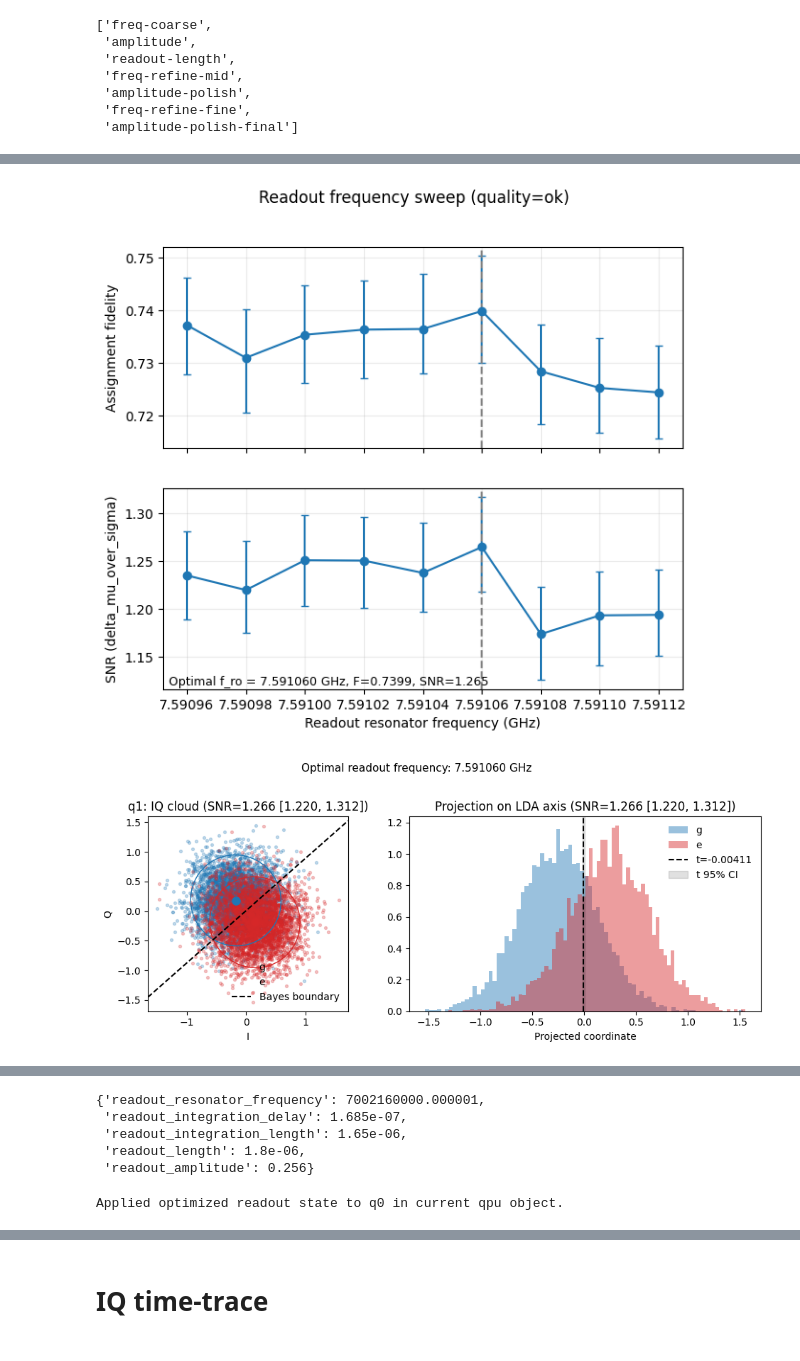
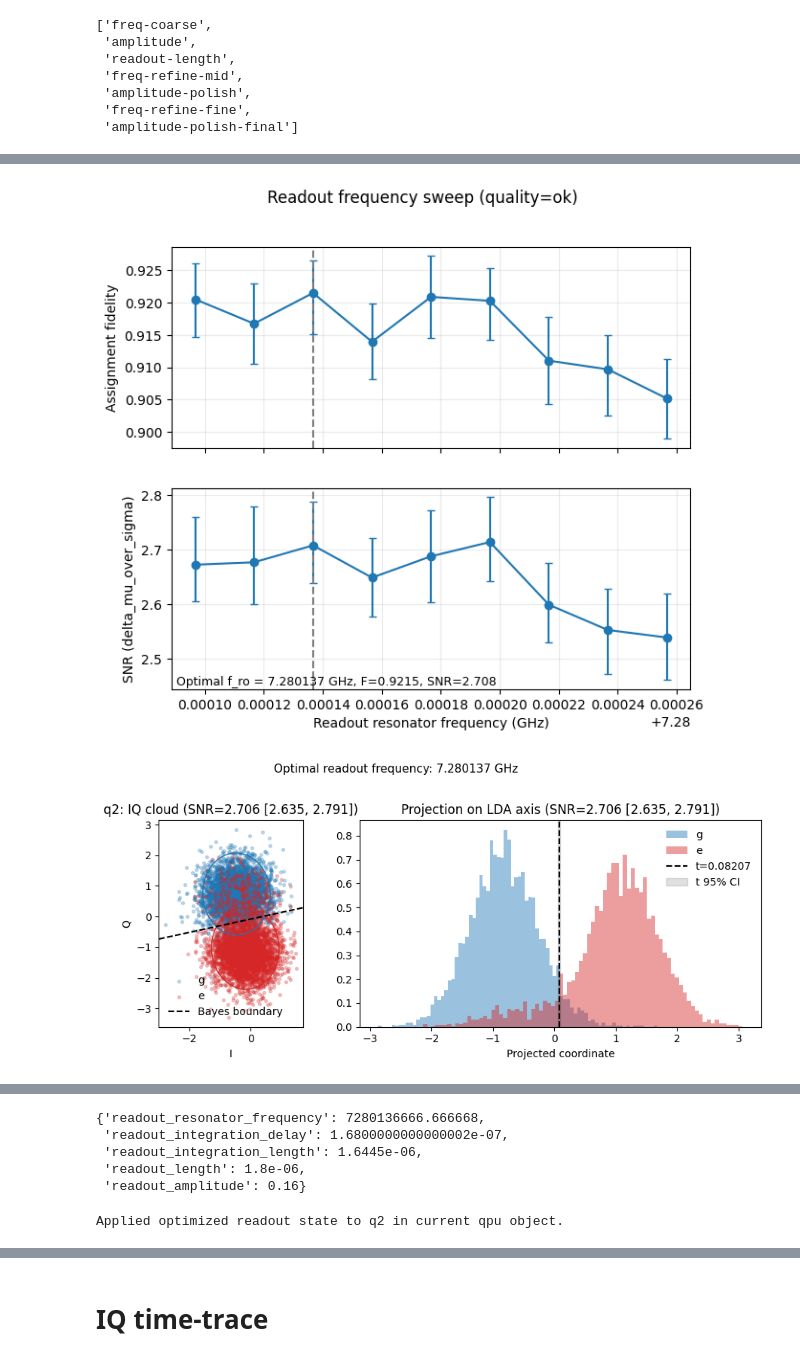
Before and after one commit to yalgaeahn/qubit-experiment, a Jupyter notebook: examples/selectiveRIP/readout_optimization.ipynb, the cells around one changed output, grey strips where cells are left out. Saved outputs shown, nothing was run; the diff lists cells and outputs as text; code cells hidden in the pictures.

```diff
--- a/examples/selectiveRIP/readout_optimization.ipynb
+++ b/examples/selectiveRIP/readout_optimization.ipynb
@@ -549,6 +587,7 @@ READOUT_OPT_V2_CONFIG = {
     "length_flat_window_apply_lpf_after_demodulation": True,
     "length_flat_window_lpf_cutoff_frequency_hz": 30e6,
     "length_flat_window_lpf_order": 5,
+    "length_flat_window_min_peak_z": 1.4,
     "count_freq": 1024 * 4,
     "count_other": 1024 * 2,
     "max_readout_length": 1.8e-6,
@@ -906,6 +945,9 @@ def run_readout_converged_workflow_v2(
                     )
                     opts_builder.flat_window_lpf_order(
                         int(cfg.get("length_flat_window_lpf_order", 5))
+                    )
+                    opts_builder.flat_window_min_peak_z(
+                        float(cfg.get("length_flat_window_min_peak_z", 1.4))
                     )
                     opts = opts_builder.base
 
@@ -1155,7 +1197,7 @@ if "qubits" not in globals() or len(qubits) < 1:
     raise RuntimeError("qubits is not available in notebook globals.")
 
 #############################
-q_opt = qubits[1]
+q_opt = qubits[2]
 ##########################
 init_state = _q_state_from_qubit(q_opt)
 if READOUT_OPT_V2_CONFIG.get("init_state_with_max_readout_length", True):
@@ -1215,2 +1257,2 @@ _print_history(readout_opt_history)
-[figure, old version]
+[figure, new version]
-[figure, old version]
+[figure, new version]
@@ -1218,11 +1260,11 @@ _print_history(readout_opt_history)
 # %%
 final_readout_state
 # %% [output]
-{'readout_resonator_frequency': 7002160000.000001,
- 'readout_integration_delay': 1.685e-07,
- 'readout_integration_length': 1.65e-06,
+{'readout_resonator_frequency': 7280136666.666668,
+ 'readout_integration_delay': 1.6800000000000002e-07,
+ 'readout_integration_length': 1.6445e-06,
  'readout_length': 1.8e-06,
- 'readout_amplitude': 0.256}
+ 'readout_amplitude': 0.16}
 # %%
 # [READOUT_OPT_V2_PERSIST]
 # Optional: apply optimized state to in-memory qpu object before SAVE QPU cell.
@@ -1237,4 +1279,4 @@ if apply_readout_state_to_qpu:
 else:
     print("apply_readout_state_to_qpu=False (no parameter mutation applied).")
 # %% [output]
-Applied optimized readout state to q0 in current qpu object.
+Applied optimized readout state to q2 in current qpu object.
```
Also changed, not shown: parts of 10 cells of this notebook, 22 other files.
